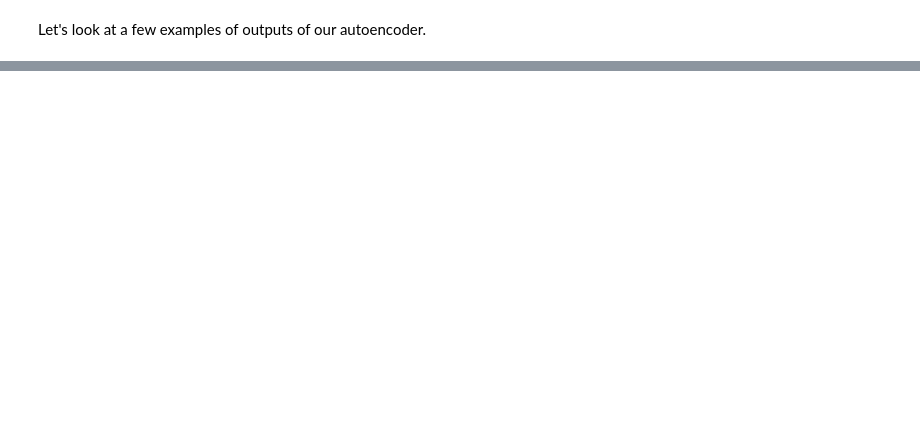
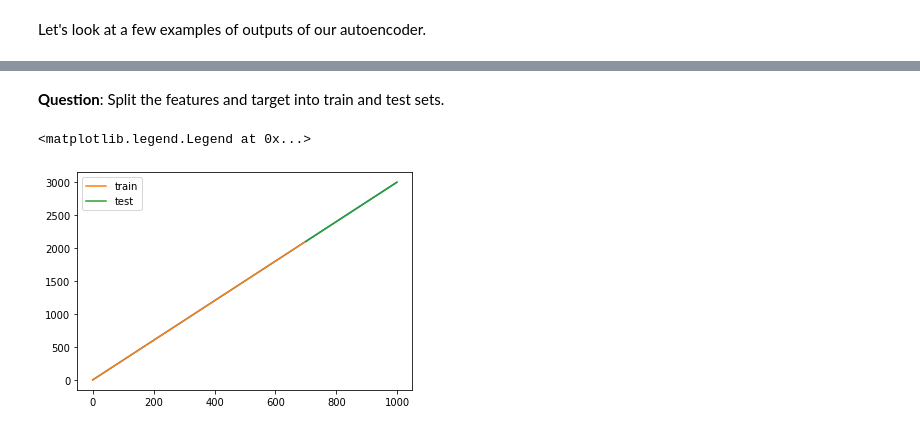
Before and after one commit to TreeinRandomForest/BrnoMLWorkshop2019, a Jupyter notebook: BrnoTeaching2019/notebooks/Day 4 and 5 - Neural Networks.ipynb, the cells around one changed output, grey strips where cells are left out. Cells and saved outputs as stored; diff of their text form; code cells hidden in the pictures; blank space fills up the shorter version.

```diff
--- a/BrnoTeaching2019/notebooks/Day 4 and 5 - Neural Networks.ipynb
+++ b/BrnoTeaching2019/notebooks/Day 4 and 5 - Neural Networks.ipynb
@@ -1766,0 +1706,22 @@ train_dataloader.batch_size
+# %% [markdown]
+**Question**: Split the features and target into train and test sets.
+# %%
+N_examples = len(features)
+
+TRAIN_PERC = 0.70
+
+TRAIN_SPLIT = int(TRAIN_PERC * N_examples)
+
+features_train = features[:TRAIN_SPLIT]
+target_train = target[:TRAIN_SPLIT]
+
+features_test = features[TRAIN_SPLIT:]
+target_test = target[:TRAIN_SPLIT]
+# %%
+plt.plot(np.concatenate([features_train, features_test]))
+plt.plot(features_train, label='train')
+plt.plot(np.arange(len(features_train)+1, len(features)+1), features_test, label='test')
+plt.legend()
+# %% [output]
+<matplotlib.legend.Legend at 0x...>
+[figure, added]
```
Also changed, not shown: parts of 158 cells of this notebook, 1 other file.
